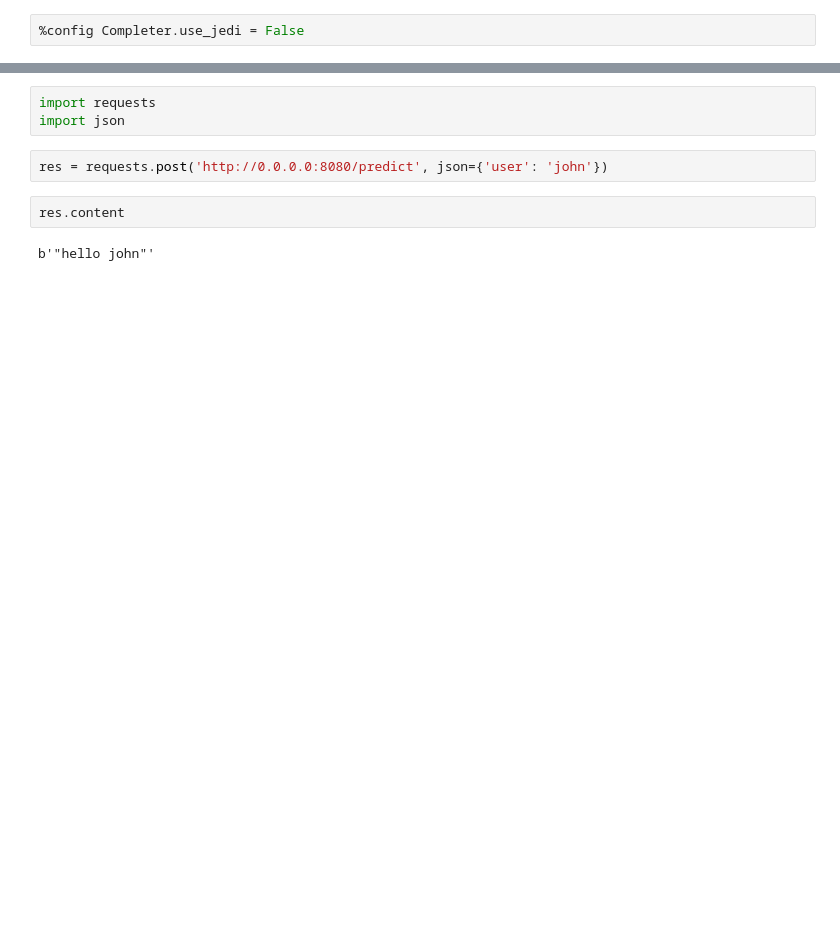
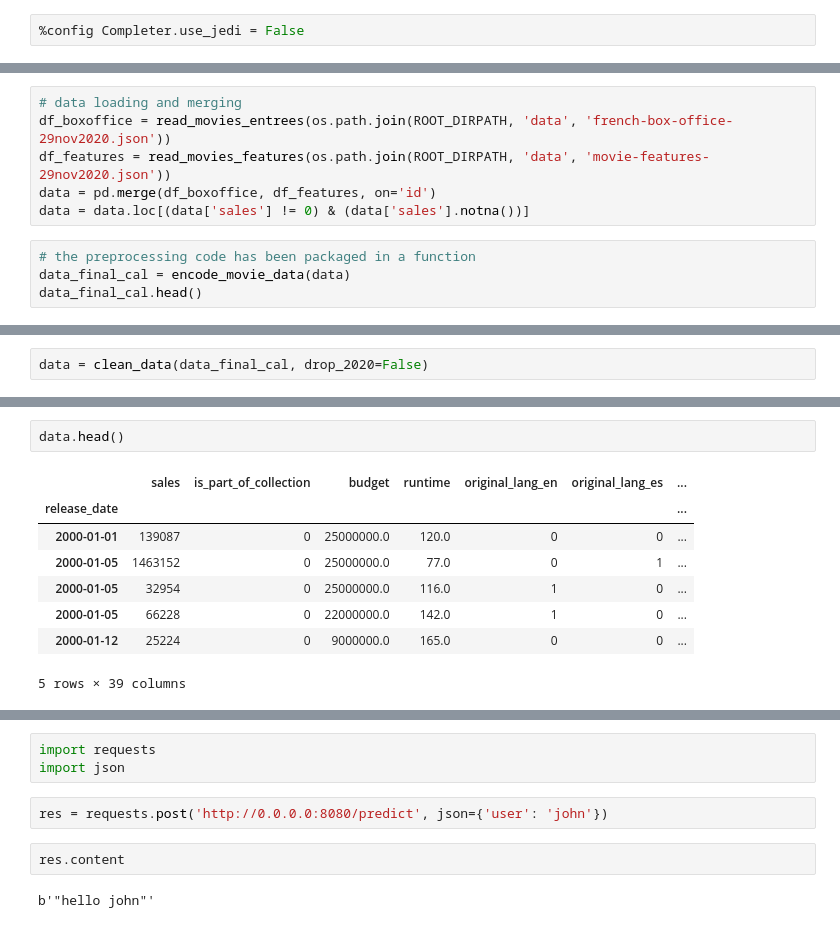
Before and after one commit to artefactory/french-box-office, a Jupyter notebook: notebooks/session11/solution.ipynb, the cells around one changed output, grey strips where cells are left out. Drawn from its saved outputs; the diff is of its cells as text; blank space fills up the shorter version.

```diff
--- a/notebooks/session11/solution.ipynb
+++ b/notebooks/session11/solution.ipynb
@@ -109,0 +40,10 @@ predictions
+# %%
+# data loading and merging
+df_boxoffice = read_movies_entrees(os.path.join(ROOT_DIRPATH, 'data', 'french-box-office-29nov2020.json'))
+df_features = read_movies_features(os.path.join(ROOT_DIRPATH, 'data', 'movie-features-29nov2020.json'))
+data = pd.merge(df_boxoffice, df_features, on='id')
+data = data.loc[(data['sales'] != 0) & (data['sales'].notna())]
+# %%
+# the preprocessing code has been packaged in a function
+data_final_cal = encode_movie_data(data)
+data_final_cal.head()
@@ -109,0 +77,2 @@ predictions
+# %%
+data = clean_data(data_final_cal, drop_2020=False)
@@ -109,0 +81,11 @@ predictions
+# %%
+data.head()
+# %% [output]
+|  | sales | is_part_of_collection | budget | runtime | original_lang_en | original_lang_es | ... |
+| release_date |  |  |  |  |  |  | ... |
+| 2000-01-01 | 139087 | 0 | 25000000.0 | 120.0 | 0 | 0 | ... |
+| 2000-01-05 | 1463152 | 0 | 25000000.0 | 77.0 | 0 | 1 | ... |
+| 2000-01-05 | 32954 | 0 | 25000000.0 | 116.0 | 1 | 0 | ... |
+| 2000-01-05 | 66228 | 0 | 22000000.0 | 142.0 | 1 | 0 | ... |
+| 2000-01-12 | 25224 | 0 | 9000000.0 | 165.0 | 0 | 0 | ... |
+5 rows × 39 columns
```
Also changed, not shown: parts of 90 cells of this notebook, 2 other files.
